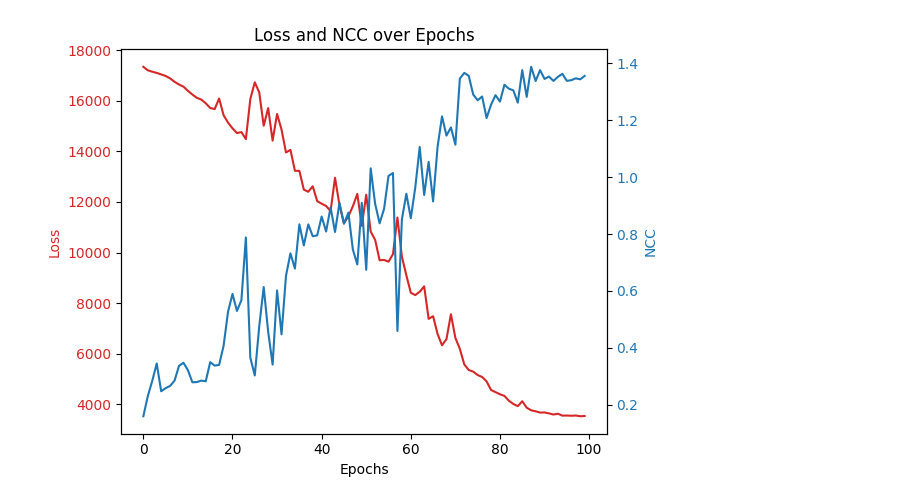
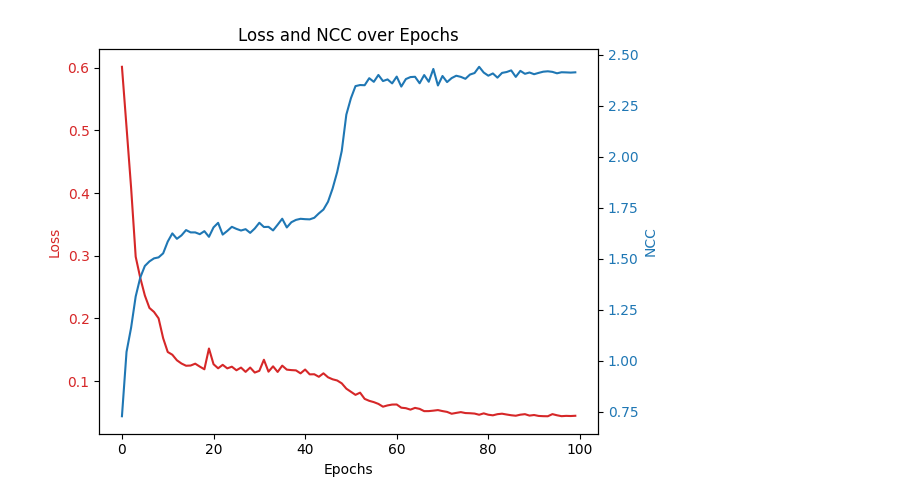
Before and after one commit to angelbujalance/mae, a Jupyter notebook: noteboook.ipynb, the cells around one changed output. Cells and saved outputs as stored; diff of their text form; code cells hidden in the pictures.

```diff
--- a/noteboook.ipynb
+++ b/noteboook.ipynb
@@ -2,26 +2,27 @@
 import matplotlib.pyplot as plt
 import pandas as pd
 # %%
-df = pd.read_json("pretrain_mae/lr_1e-3_wd_0.05_mr_0.7/loss_ncc_dict.json")
+#df = pd.read_json("pretrain_mae/lr_1e-3_wd_0.05_mr_0.7/loss_ncc_dict.json")
+df = pd.read_json("/home/abujalancegome/deep_risk/mae/pretrain_chkpts/loss_ncc_dict.json")
 
 # Create figure and axis
 fig, ax1 = plt.subplots()
 
 # Plot loss
 ax1.set_xlabel('Epochs')
 ax1.set_ylabel('Loss', color='tab:red')
 ax1.plot(df["epochs"], df["loss"], color='tab:red', label='Loss')
 ax1.tick_params(axis='y', labelcolor='tab:red')
 
 # Create second y-axis for NCC
 ax2 = ax1.twinx()
 ax2.set_ylabel('NCC', color='tab:blue')
 ax2.plot(df["epochs"], df["ncc"], color='tab:blue', label='NCC')
 ax2.tick_params(axis='y', labelcolor='tab:blue')
 
 # Title and layout
 plt.title('Loss and NCC over Epochs')
 fig.tight_layout()
 plt.show()
 # %% [output]
-[figure, old version]
+[figure, new version]
```
Also changed, not shown: parts of 1 cell of this notebook, 13 other files.
